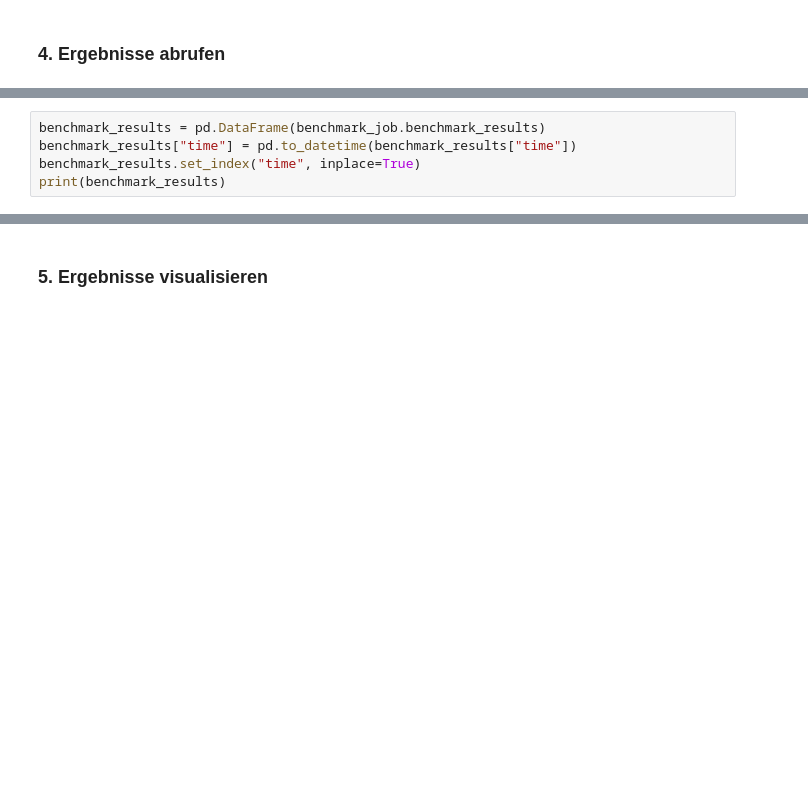
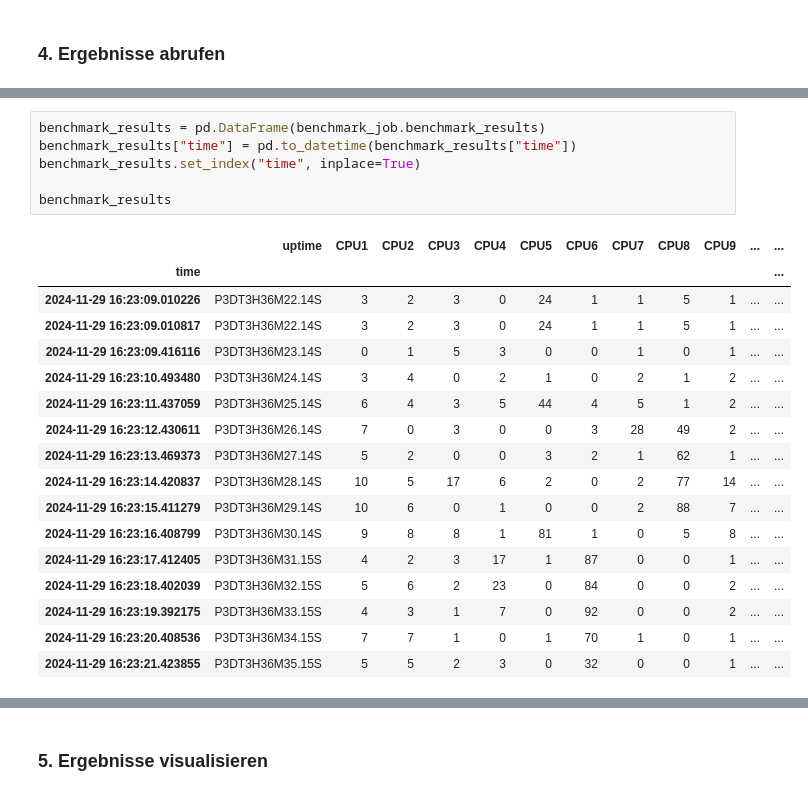
Before and after one commit to agrifoodTEF-de/edge-benchmarking-client, a Jupyter notebook: examples/main.ipynb, the cells around one changed output, grey strips where cells are left out. Cells and saved outputs as stored; diff of their text form; blank space fills up the shorter version.

Commit message:
No need to print Pandas DataFrame objects in Jupyter Notebook example.

```diff
--- a/examples/main.ipynb
+++ b/examples/main.ipynb
@@ -101,6 +101,24 @@ from collections import defaultdict
 # %%
 benchmark_results = pd.DataFrame(benchmark_job.benchmark_results)
 benchmark_results["time"] = pd.to_datetime(benchmark_results["time"])
 benchmark_results.set_index("time", inplace=True)
-print(benchmark_results)
+
+benchmark_results
 # %% [output]
+|  | uptime | CPU1 | CPU2 | CPU3 | CPU4 | CPU5 | CPU6 | CPU7 | CPU8 | CPU9 | ... | ... |
+| time |  |  |  |  |  |  |  |  |  |  |  | ... |
+| 2024-11-29 16:23:09.010226 | P3DT3H36M22.14S | 3 | 2 | 3 | 0 | 24 | 1 | 1 | 5 | 1 | ... | ... |
+| 2024-11-29 16:23:09.010817 | P3DT3H36M22.14S | 3 | 2 | 3 | 0 | 24 | 1 | 1 | 5 | 1 | ... | ... |
+| 2024-11-29 16:23:09.416116 | P3DT3H36M23.14S | 0 | 1 | 5 | 3 | 0 | 0 | 1 | 0 | 1 | ... | ... |
+| 2024-11-29 16:23:10.493480 | P3DT3H36M24.14S | 3 | 4 | 0 | 2 | 1 | 0 | 2 | 1 | 2 | ... | ... |
+| 2024-11-29 16:23:11.437059 | P3DT3H36M25.14S | 6 | 4 | 3 | 5 | 44 | 4 | 5 | 1 | 2 | ... | ... |
+| 2024-11-29 16:23:12.430611 | P3DT3H36M26.14S | 7 | 0 | 3 | 0 | 0 | 3 | 28 | 49 | 2 | ... | ... |
+| 2024-11-29 16:23:13.469373 | P3DT3H36M27.14S | 5 | 2 | 0 | 0 | 3 | 2 | 1 | 62 | 1 | ... | ... |
+| 2024-11-29 16:23:14.420837 | P3DT3H36M28.14S | 10 | 5 | 17 | 6 | 2 | 0 | 2 | 77 | 14 | ... | ... |
+| 2024-11-29 16:23:15.411279 | P3DT3H36M29.14S | 10 | 6 | 0 | 1 | 0 | 0 | 2 | 88 | 7 | ... | ... |
+| 2024-11-29 16:23:16.408799 | P3DT3H36M30.14S | 9 | 8 | 8 | 1 | 81 | 1 | 0 | 5 | 8 | ... | ... |
+| 2024-11-29 16:23:17.412405 | P3DT3H36M31.15S | 4 | 2 | 3 | 17 | 1 | 87 | 0 | 0 | 1 | ... | ... |
+| 2024-11-29 16:23:18.402039 | P3DT3H36M32.15S | 5 | 6 | 2 | 23 | 0 | 84 | 0 | 0 | 2 | ... | ... |
+| 2024-11-29 16:23:19.392175 | P3DT3H36M33.15S | 4 | 3 | 1 | 7 | 0 | 92 | 0 | 0 | 2 | ... | ... |
+| 2024-11-29 16:23:20.408536 | P3DT3H36M34.15S | 7 | 7 | 1 | 0 | 1 | 70 | 1 | 0 | 1 | ... | ... |
+| 2024-11-29 16:23:21.423855 | P3DT3H36M35.15S | 5 | 5 | 2 | 3 | 0 | 32 | 0 | 0 | 1 | ... | ... |
```
Also changed, not shown: parts of 7 cells of this notebook.
